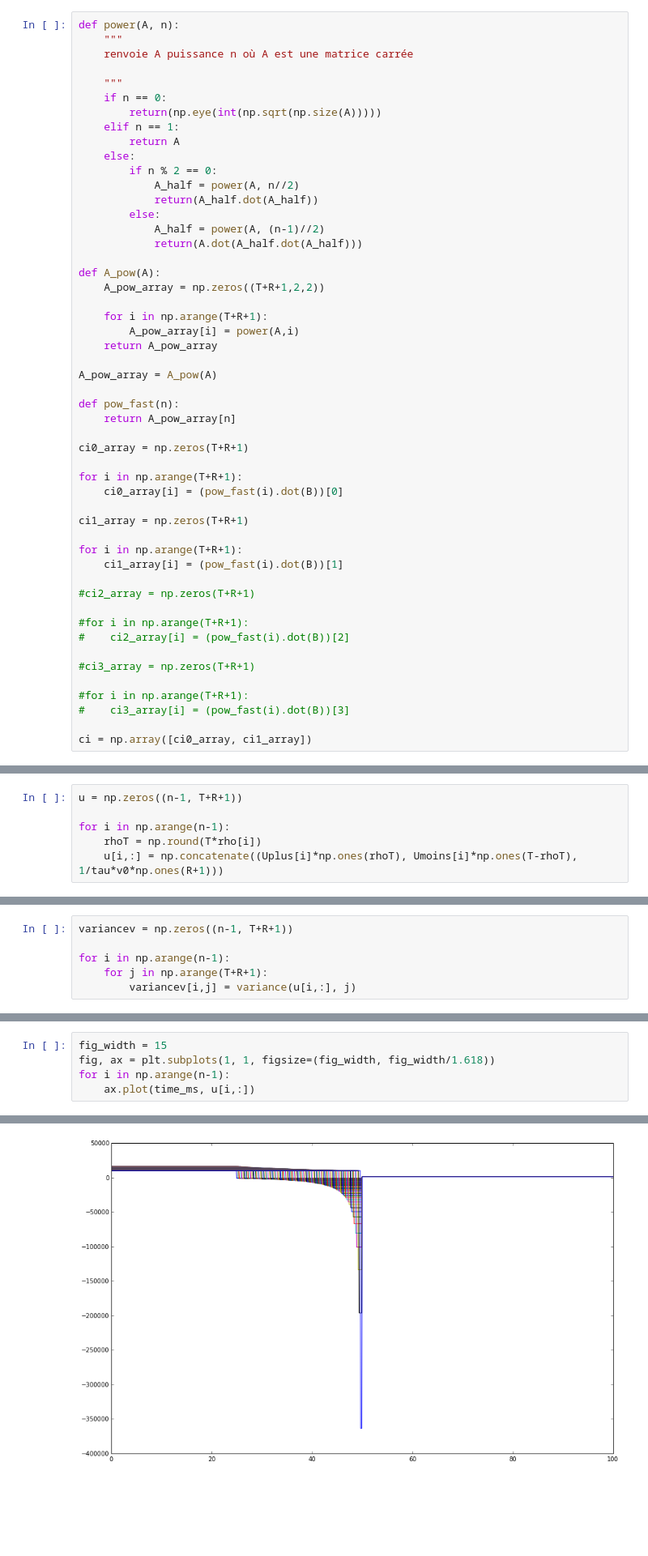
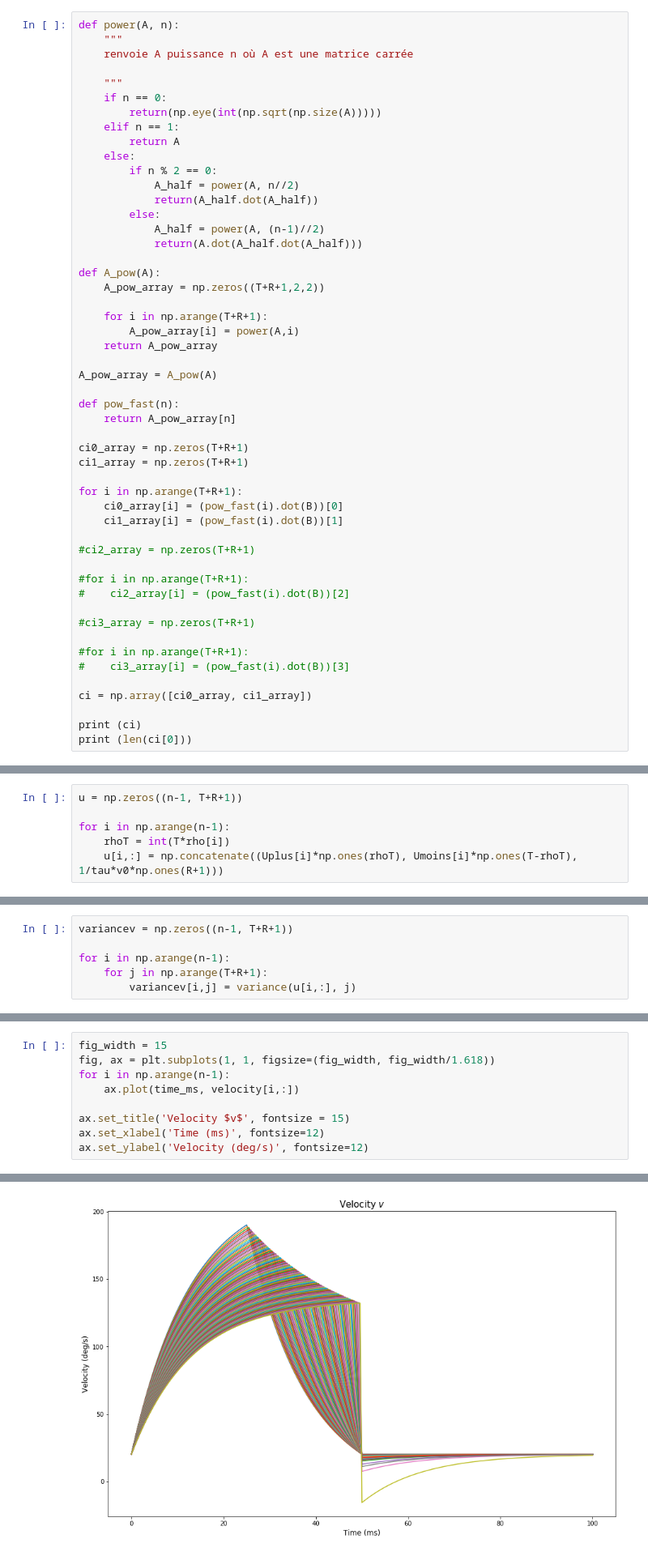
Before and after one commit to AnaideT/OptimalPrecision, a Jupyter notebook: 2017-07-11 Asymmetrical bang-bang and pursuit.ipynb, the cells around one changed output, grey strips where cells are left out. Shown: that part at 81% size. Drawn from its saved outputs; the diff is of its cells as text; blank space fills up the shorter version.

```diff
--- a/2017-07-11 Asymmetrical bang-bang and pursuit.ipynb
+++ b/2017-07-11 Asymmetrical bang-bang and pursuit.ipynb
@@ -114,13 +130,10 @@ def pow_fast(n):
     return A_pow_array[n]
 
 ci0_array = np.zeros(T+R+1)
+ci1_array = np.zeros(T+R+1)
 
 for i in np.arange(T+R+1):
     ci0_array[i] = (pow_fast(i).dot(B))[0]
-
-ci1_array = np.zeros(T+R+1)
-
-for i in np.arange(T+R+1):
     ci1_array[i] = (pow_fast(i).dot(B))[1]
 
 #ci2_array = np.zeros(T+R+1)
@@ -134,3 +147,6 @@ for i in np.arange(T+R+1):
 #    ci3_array[i] = (pow_fast(i).dot(B))[3]
 
 ci = np.array([ci0_array, ci1_array])
+
+print (ci)
+print (len(ci[0]))
@@ -163,7 +229,7 @@ Uplus = (1-np.exp((1-rho)*t_T/tau))/(1-np.exp(-rho*t_T/tau))*Umoins+1/tau*(v0*np
 u = np.zeros((n-1, T+R+1))
 
 for i in np.arange(n-1):
-    rhoT = np.round(T*rho[i])
+    rhoT = int(T*rho[i])
     u[i,:] = np.concatenate((Uplus[i]*np.ones(rhoT), Umoins[i]*np.ones(T-rhoT), 1/tau*v0*np.ones(R+1)))
 # %%
 position = np.zeros((n-1, T+R+1))
@@ -184,5 +304,9 @@ for i in np.arange(n-1):
 fig_width = 15
 fig, ax = plt.subplots(1, 1, figsize=(fig_width, fig_width/1.618))
 for i in np.arange(n-1):
-    ax.plot(time_ms, u[i,:])
+    ax.plot(time_ms, velocity[i,:])
+
+ax.set_title('Velocity $v$', fontsize = 15)
+ax.set_xlabel('Time (ms)', fontsize=12)
+ax.set_ylabel('Velocity (deg/s)', fontsize=12)
 # %% [output]
@@ -189 +314 @@ for i in np.arange(n-1):
-[figure, old version]
+[figure, new version]
```
Also changed, not shown: parts of 19 cells of this notebook, 5 other files.
